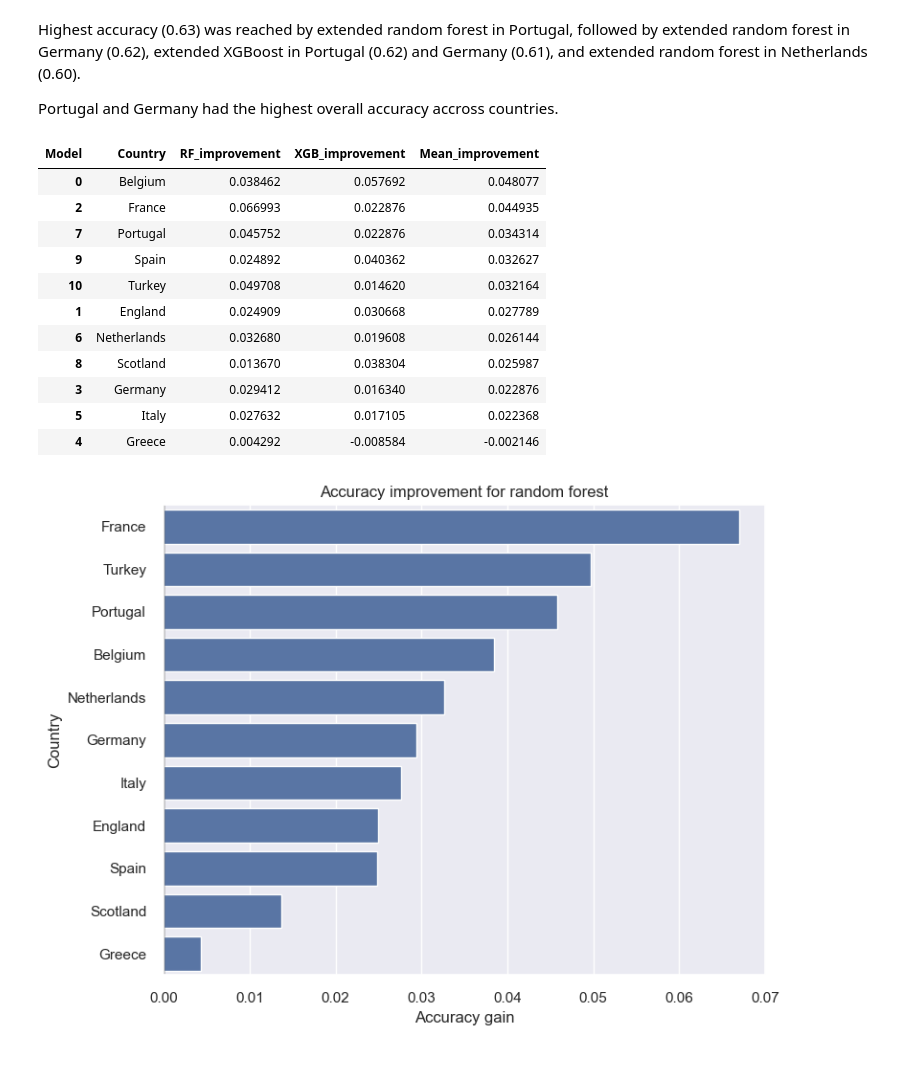
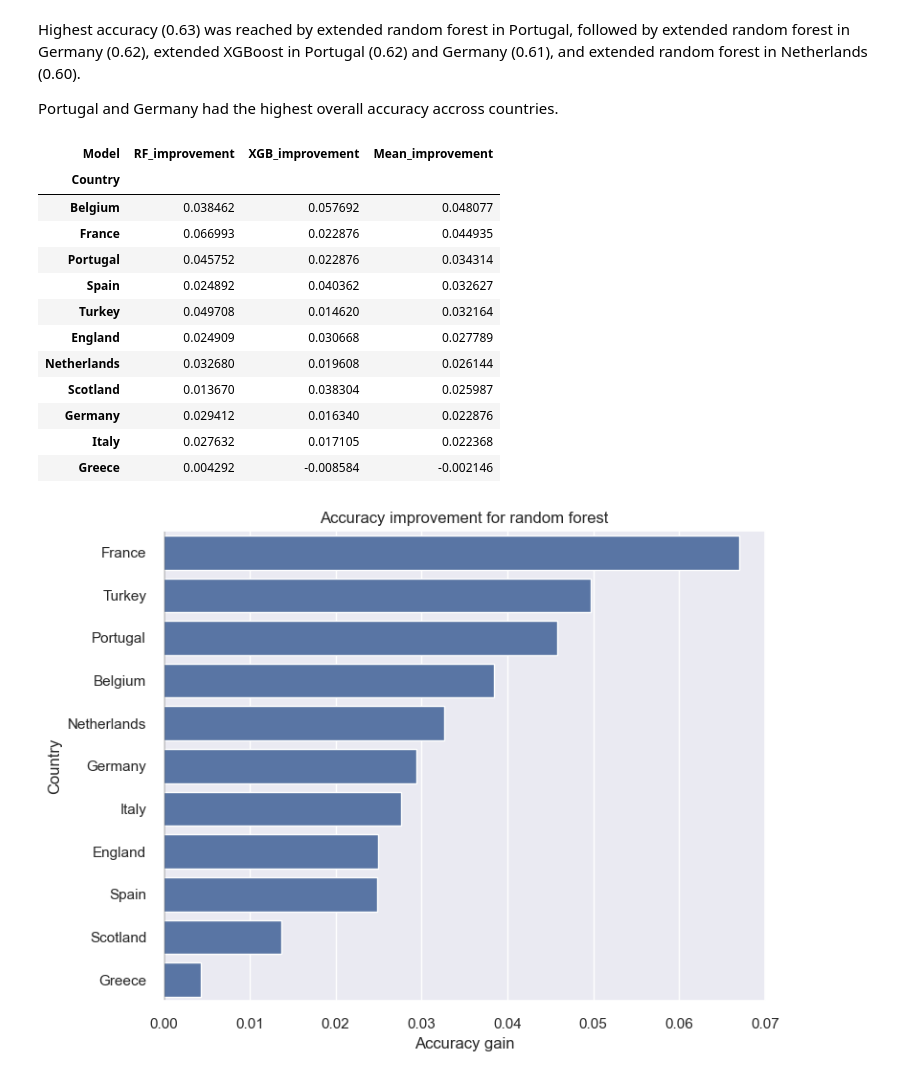
Before and after one commit to OndrejZ24/soccer-leagues-predictions, a Jupyter notebook: model_comparison.ipynb, the cells around one changed output. Drawn from its saved outputs; the diff is of its cells as text; code cells hidden in the pictures.

```diff
--- a/model_comparison.ipynb
+++ b/model_comparison.ipynb
@@ -349,30 +349,31 @@ Portugal and Germany had the highest overall accuracy accross countries.
 # %%
 # Accuracy improvements per country
 acc_pivot = metrics_country_agg.pivot(
     index="Country",
     columns="Model",
     values="Accuracy"
 )
 
 acc_pivot["RF_improvement"]  = acc_pivot["RF Extended"]  - acc_pivot["RF Baseline"]
 acc_pivot["XGB_improvement"] = acc_pivot["XGB Extended"] - acc_pivot["XGB Baseline"]
 acc_pivot["Mean_improvement"] = (acc_pivot["RF_improvement"] + acc_pivot["XGB_improvement"])/2
 
-improvements = acc_pivot[["RF_improvement", "XGB_improvement", "Mean_improvement"]].reset_index()
+improvements = acc_pivot[["RF_improvement", "XGB_improvement", "Mean_improvement"]]
 improvements.sort_values(by = "Mean_improvement", ascending=False)
 # %% [output]
-| Model | Country | RF_improvement | XGB_improvement | Mean_improvement |
-| 0 | Belgium | 0.038462 | 0.057692 | 0.048077 |
-| 2 | France | 0.066993 | 0.022876 | 0.044935 |
-| 7 | Portugal | 0.045752 | 0.022876 | 0.034314 |
-| 9 | Spain | 0.024892 | 0.040362 | 0.032627 |
-| 10 | Turkey | 0.049708 | 0.014620 | 0.032164 |
-| 1 | England | 0.024909 | 0.030668 | 0.027789 |
-| 6 | Netherlands | 0.032680 | 0.019608 | 0.026144 |
-| 8 | Scotland | 0.013670 | 0.038304 | 0.025987 |
-| 3 | Germany | 0.029412 | 0.016340 | 0.022876 |
-| 5 | Italy | 0.027632 | 0.017105 | 0.022368 |
-| 4 | Greece | 0.004292 | -0.008584 | -0.002146 |
+| Model | RF_improvement | XGB_improvement | Mean_improvement |
+| Country |  |  |  |
+| Belgium | 0.038462 | 0.057692 | 0.048077 |
+| France | 0.066993 | 0.022876 | 0.044935 |
+| Portugal | 0.045752 | 0.022876 | 0.034314 |
+| Spain | 0.024892 | 0.040362 | 0.032627 |
+| Turkey | 0.049708 | 0.014620 | 0.032164 |
+| England | 0.024909 | 0.030668 | 0.027789 |
+| Netherlands | 0.032680 | 0.019608 | 0.026144 |
+| Scotland | 0.013670 | 0.038304 | 0.025987 |
+| Germany | 0.029412 | 0.016340 | 0.022876 |
+| Italy | 0.027632 | 0.017105 | 0.022368 |
+| Greece | 0.004292 | -0.008584 | -0.002146 |
 # %%
 # Sort by RF improvement
 rf_imp = improvements.sort_values("RF_improvement", ascending=False)
```
Also changed, not shown: parts of 1 cell of this notebook.
